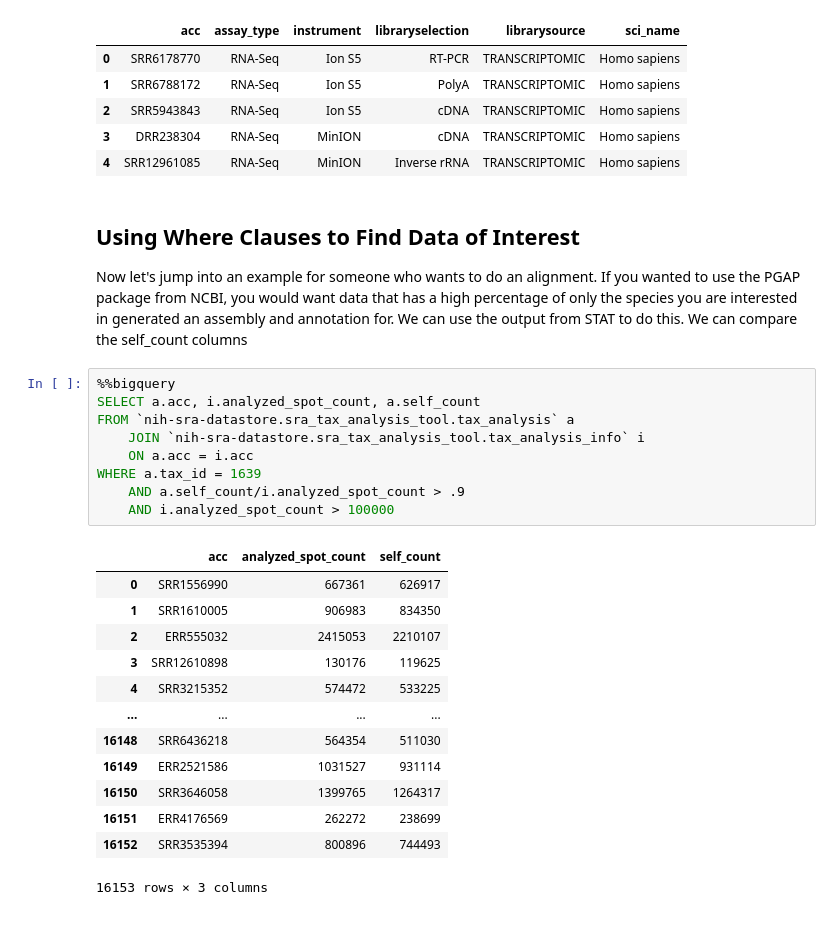
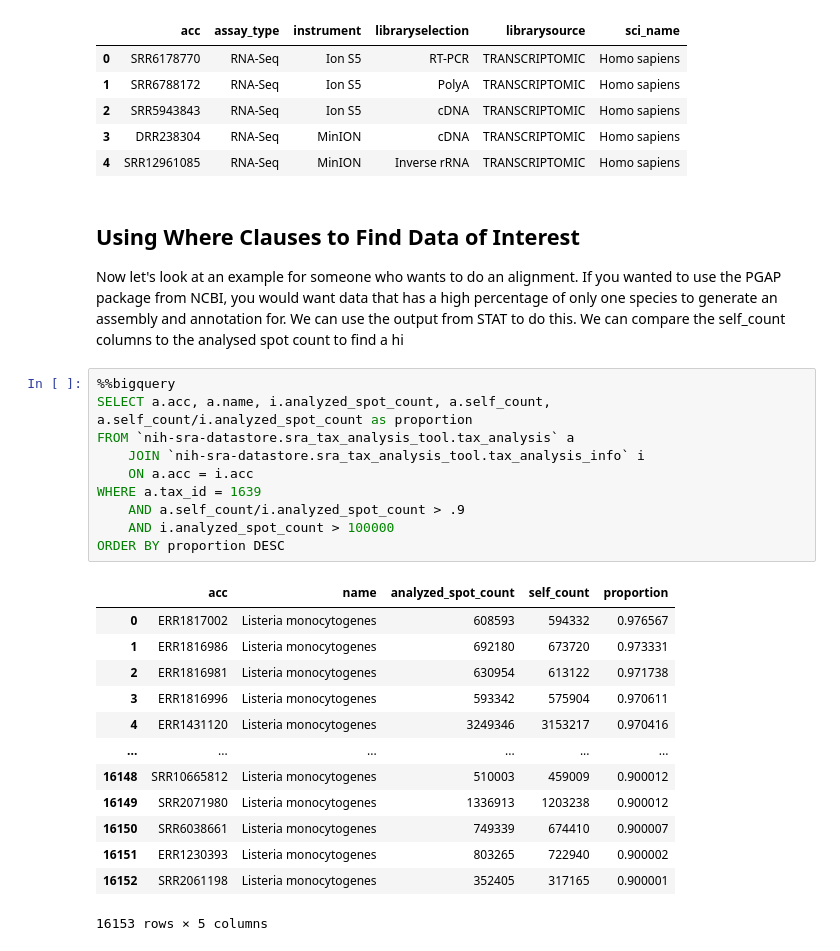
Before and after one commit to ncbi/ASHG-Workshop-2021, a Jupyter notebook: Basic BigQuery Examples.ipynb, the cells around one changed output. Cells and saved outputs as stored; diff of their text form.

```diff
--- a/Basic BigQuery Examples.ipynb
+++ b/Basic BigQuery Examples.ipynb
@@ -100,27 +100,28 @@ LIMIT 5
 | 4 | SRR12961085 | RNA-Seq | MinION | Inverse rRNA | TRANSCRIPTOMIC | Homo sapiens |
 # %% [markdown]
 ## Using Where Clauses to Find Data of Interest
-Now let's jump into an example for someone who wants to do an alignment. If you wanted to use the PGAP package from NCBI, you would want data that has a high percentage of only the species you are interested in generated an assembly and annotation for. We can use the output from STAT to do this. We can compare the self_count columns
+Now let's look at an example for someone who wants to do an alignment. If you wanted to use the PGAP package from NCBI, you would want data that has a high percentage of only one species to generate an assembly and annotation for. We can use the output from STAT to do this. We can compare the self_count columns to the analysed spot count to find a hi
 # %%
 %%bigquery
-SELECT a.acc, i.analyzed_spot_count, a.self_count
+SELECT a.acc, a.name, i.analyzed_spot_count, a.self_count, a.self_count/i.analyzed_spot_count as proportion
 FROM `nih-sra-datastore.sra_tax_analysis_tool.tax_analysis` a
     JOIN `nih-sra-datastore.sra_tax_analysis_tool.tax_analysis_info` i
     ON a.acc = i.acc
 WHERE a.tax_id = 1639
     AND a.self_count/i.analyzed_spot_count > .9
     AND i.analyzed_spot_count > 100000
+ORDER BY proportion DESC
 # %% [output]
-|  | acc | analyzed_spot_count | self_count |
-| 0 | SRR1556990 | 667361 | 626917 |
-| 1 | SRR1610005 | 906983 | 834350 |
-| 2 | ERR555032 | 2415053 | 2210107 |
-| 3 | SRR12610898 | 130176 | 119625 |
-| 4 | SRR3215352 | 574472 | 533225 |
-| ... | ... | ... | ... |
-| 16148 | SRR6436218 | 564354 | 511030 |
-| 16149 | ERR2521586 | 1031527 | 931114 |
-| 16150 | SRR3646058 | 1399765 | 1264317 |
-| 16151 | ERR4176569 | 262272 | 238699 |
-| 16152 | SRR3535394 | 800896 | 744493 |
+|  | acc | name | analyzed_spot_count | self_count | proportion |
+| 0 | ERR1817002 | Listeria monocytogenes | 608593 | 594332 | 0.976567 |
+| 1 | ERR1816986 | Listeria monocytogenes | 692180 | 673720 | 0.973331 |
+| 2 | ERR1816981 | Listeria monocytogenes | 630954 | 613122 | 0.971738 |
+| 3 | ERR1816996 | Listeria monocytogenes | 593342 | 575904 | 0.970611 |
+| 4 | ERR1431120 | Listeria monocytogenes | 3249346 | 3153217 | 0.970416 |
+| ... | ... | ... | ... | ... | ... |
+| 16148 | SRR10665812 | Listeria monocytogenes | 510003 | 459009 | 0.900012 |
+| 16149 | SRR2071980 | Listeria monocytogenes | 1336913 | 1203238 | 0.900012 |
+| 16150 | SRR6038661 | Listeria monocytogenes | 749339 | 674410 | 0.900007 |
+| 16151 | ERR1230393 | Listeria monocytogenes | 803265 | 722940 | 0.900002 |
+| 16152 | SRR2061198 | Listeria monocytogenes | 352405 | 317165 | 0.900001 |
-16153 rows × 3 columns
+16153 rows × 5 columns
```
Also changed, not shown: parts of 3 cells of this notebook, 1 other file.
